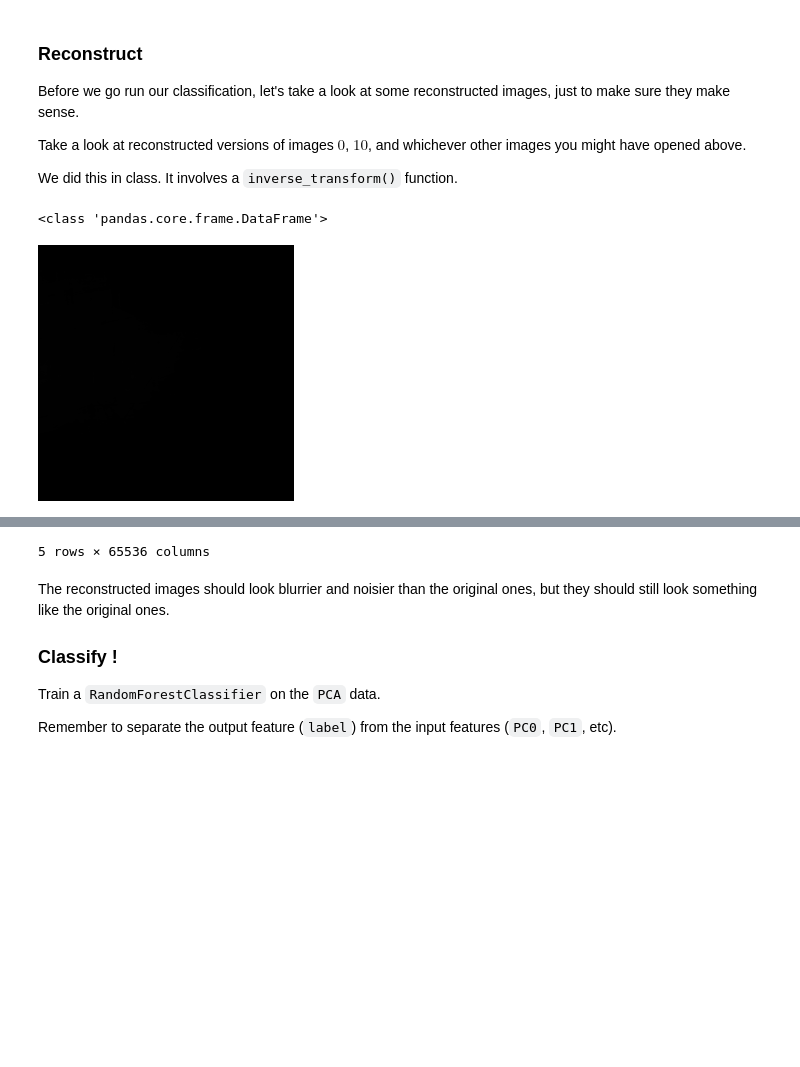
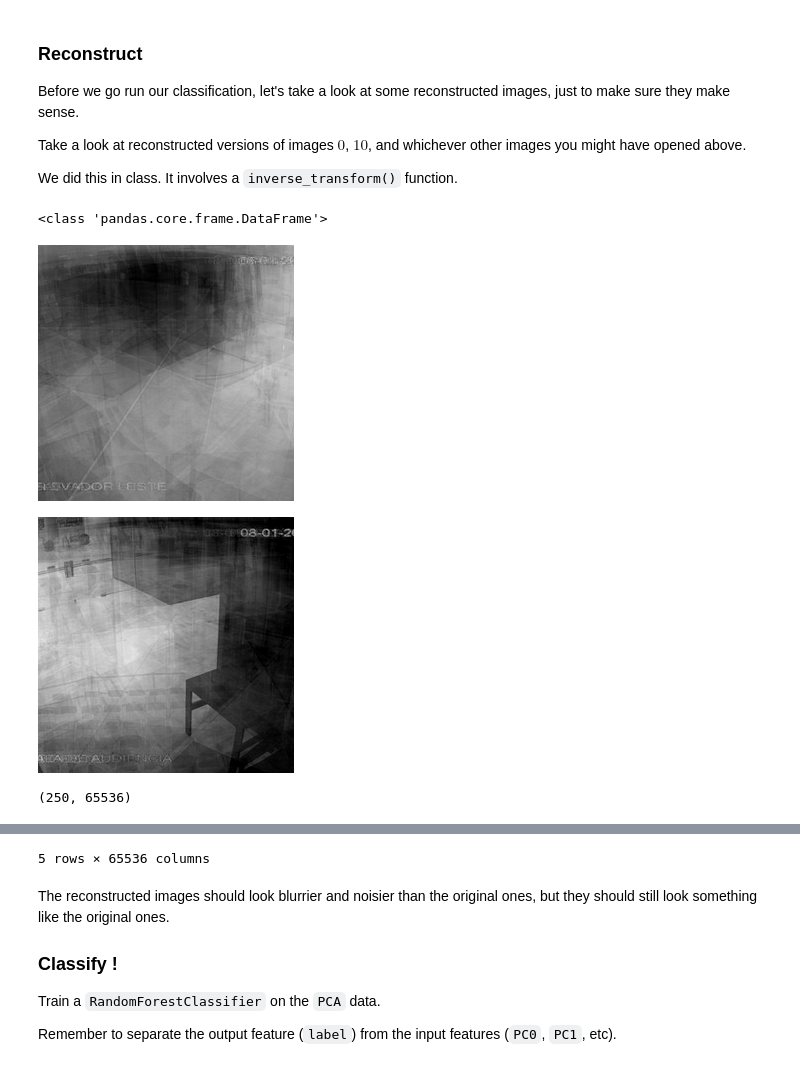
Before and after one commit to 9103hf24na/HW09, a Jupyter notebook: HW09.ipynb, the cells around one changed output, grey strips where cells are left out. Saved outputs shown, nothing was run; the diff lists cells and outputs as text; code cells hidden in the pictures; blank space fills up the shorter version.

```diff
--- a/HW09.ipynb
+++ b/HW09.ipynb
@@ -354,24 +354,25 @@ You can change how many components to extract from the images later, but for thi
 # TODO: run PCA, get DataFrame
 pixel_df = pd.DataFrame(pixel_data)
 
-mss = StandardScaler()
-pixel_df_scaled = mss.fit_transform(pixel_df)
-
-############# 2 clusters
+############# 2 components
 pca = PCA(n_components=2)
-pca_data = pca.fit_transform(pixel_df_scaled)
+pca_data = pca.fit_transform(pixel_df)
 print("n: 2, variance:", pca.explained_variance())
 
-############# 4 clusters
+############# 4 components
 pca = PCA(n_components=4)
-pca_data = pca.fit_transform(pixel_df_scaled)
+pca_data = pca.fit_transform(pixel_df)
 print("n: 4, variance:", pca.explained_variance())
 
-############# 8 clusters
+############# 8 components
 pca = PCA(n_components=8)
-pca_data = pca.fit_transform(pixel_df_scaled)
+pca_data = pca.fit_transform(pixel_df)
 print("n: 8, variance:", pca.explained_variance())
 
+# Store PCA-transformed data in a DataFrame
 pca_df = pd.DataFrame(pca_data)
 pca_df['label'] = label_data
+
+# Display the first few rows of the DataFrame to inspect
+print(pca_df.head())
 # %% [output]
@@ -399,12 +413,18 @@ We did this in class. It involves a `inverse_transform()` function.
 # %%
 pca_pixels = pca.inverse_transform(pca_data)
 #print(pca_pixels[3])
 print(type(pca_pixels))
 
+display(make_image(pca_pixels.loc[0], width=256))
+
 display(make_image(pca_pixels.loc[10], width=256))
 
+print(pca_pixels.shape)
+
 pca_pixels.head()
 # %% [output]
 <class 'pandas.core.frame.DataFrame'>
-[figure, old version]
+[figure, new version]
+[figure, added]
+(250, 65536)
 |  | 0 | 1 | 2 | 3 | 4 | 5 | 6 | 7 | 8 | 9 | ... | ... |
@@ -416,4 +436,4 @@ pca_pixels.head()
-5 rows × 65536 columns
+5 rows × 65536 columns
 # %% [markdown]
 The reconstructed images should look blurrier and noisier than the original ones, but they should still look something like the original ones.
 
```
Also changed, not shown: parts of 11 cells of this notebook.
